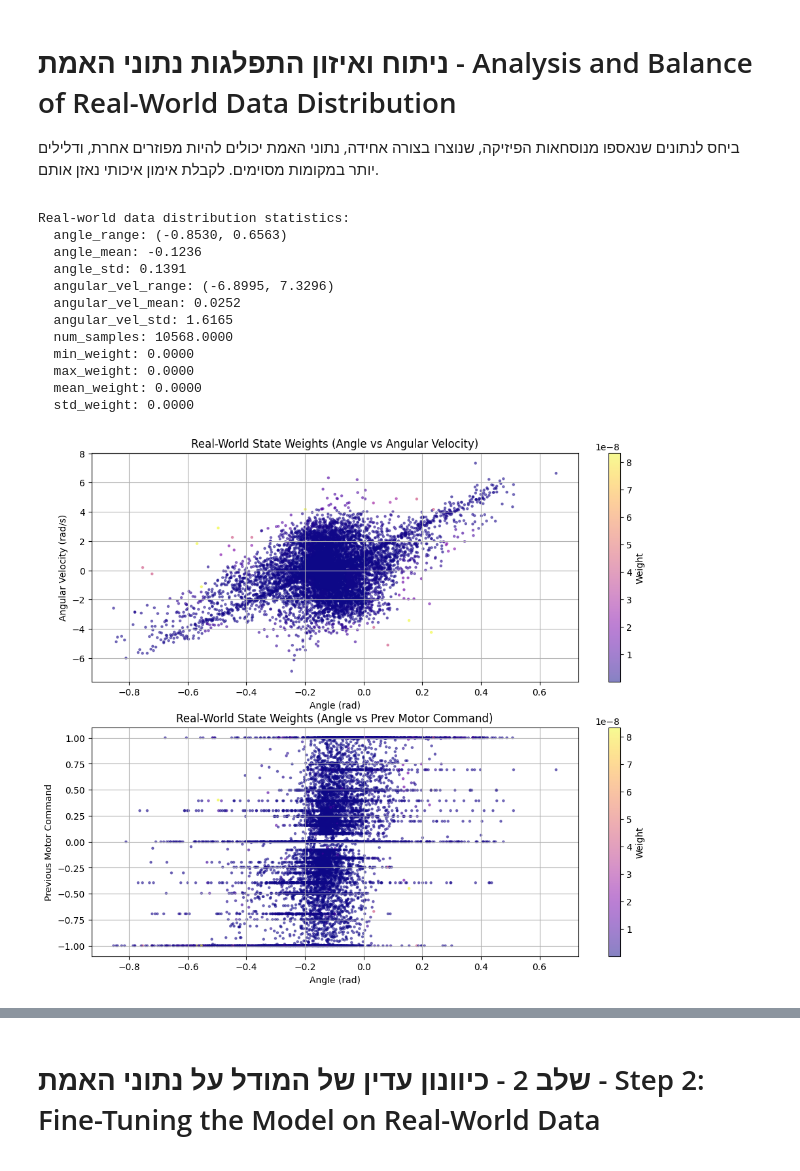
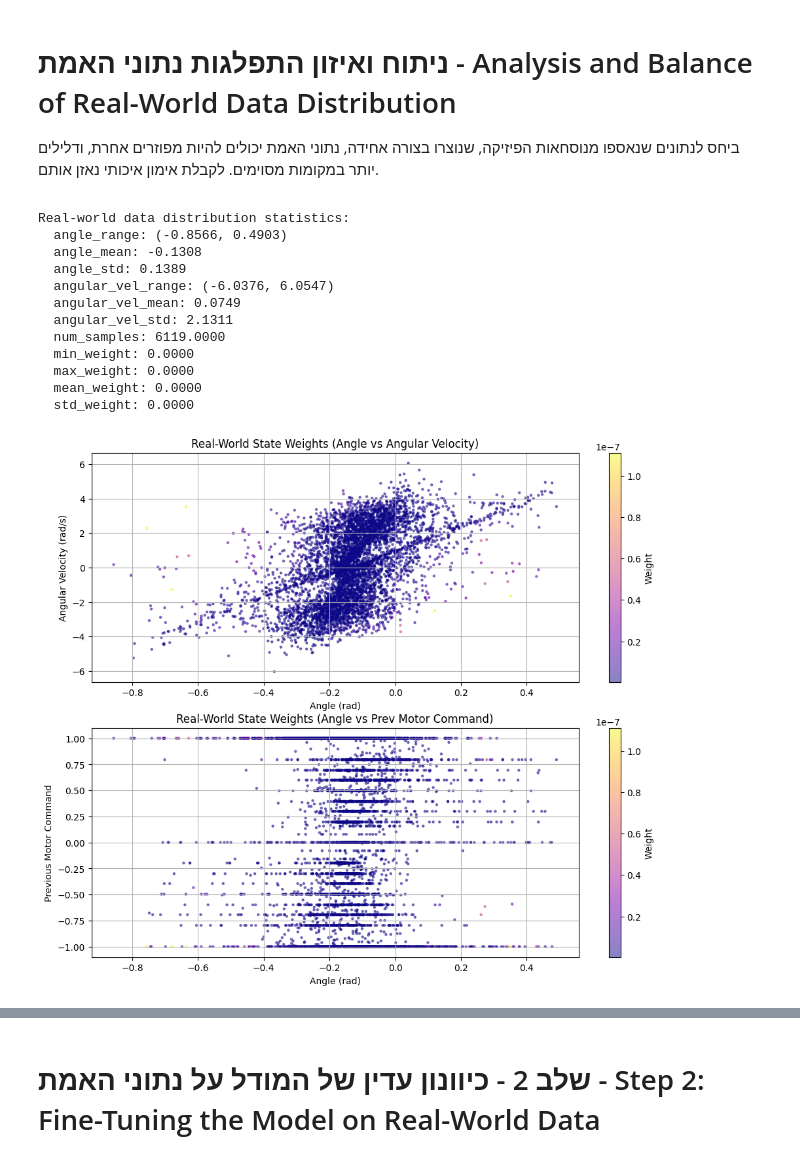
Before and after one commit to EyalPorat/ddpg-balancing-robot, a Jupyter notebook: python/notebooks/train_simnet.ipynb, the cells around one changed output, grey strips where cells are left out. Cells and saved outputs as stored; diff of their text form; code cells hidden in the pictures.

```diff
--- a/python/notebooks/train_simnet.ipynb
+++ b/python/notebooks/train_simnet.ipynb
@@ -242,7 +228,9 @@ simnet_physics.load_state_dict(torch.load(log_dir / 'simnet_physics_final.pt')['
 </div>
 # %%
 # Find all files that start with robot_logs and end with .json
-log_files = glob.glob("../data/global_angle_robot_logs*.json")
+# log_files = glob.glob("../data/global_angle_robot_logs*.json")
+log_files = glob.glob("../data/25hz_global_angle_robot_logs*.json")
+# log_files = glob.glob("../data/global_angle_robot_logs*.json") + glob.glob("../data/25hz_global_angle_robot_logs*.json")
 print(f"Found {len(log_files)} log files: {log_files}")
 
 # Initialize empty list to store all episodes
@@ -393,6 +372,9 @@ plt.show()
 ביחס לנתונים שנאספו מנוסחאות הפיזיקה, שנוצרו בצורה אחידה, נתוני האמת יכולים להיות מפוזרים אחרת, ודלילים יותר במקומות מסוימים. לקבלת אימון איכותי נאזן אותם.
 </div>
 # %%
+num_bins = 10
+strategy = "kmeans"
+
 # Analyze the class distribution of real data
 real_distribution = SimNetTrainer.analyze_class_distribution(real_train_data, num_bins=num_bins, strategy=strategy)
 
@@ -406,38 +388,38 @@ for key, value in real_distribution.items():
 # Visualize class weights for real data
 real_states = real_train_data["states"]
 real_weights = SimNetTrainer.calculate_class_weights(real_states, num_bins=num_bins, strategy=strategy)
 
 # Create multi-dimensional visualization for real data
 plt.figure(figsize=(12, 10))
 
 # Plot angle vs angular velocity
 plt.subplot(2, 1, 1)
 plt.scatter(real_states[:, 0], real_states[:, 1], c=real_weights, cmap="plasma", alpha=0.5, s=5)
 plt.colorbar(label="Weight")
 plt.title(f"Real-World State Weights (Angle vs Angular Velocity)")
 plt.xlabel("Angle (rad)")
 plt.ylabel("Angular Velocity (rad/s)")
 plt.grid(True)
 
 # Plot angle vs previous motor command
 plt.subplot(2, 1, 2)
 plt.scatter(real_states[:, 0], real_states[:, 2], c=real_weights, cmap="plasma", alpha=0.5, s=5)
 plt.colorbar(label="Weight")
 plt.title(f"Real-World State Weights (Angle vs Prev Motor Command)")
 plt.xlabel("Angle (rad)")
 plt.ylabel("Previous Motor Command")
 plt.grid(True)
 # %% [output]
 Real-world data distribution statistics:
-  angle_range: (-0.8530, 0.6563)
-  angle_mean: -0.1236
-  angle_std: 0.1391
-  angular_vel_range: (-6.8995, 7.3296)
-  angular_vel_mean: 0.0252
-  angular_vel_std: 1.6165
-  num_samples: 10568.0000
+  angle_range: (-0.8566, 0.4903)
+  angle_mean: -0.1308
+  angle_std: 0.1389
+  angular_vel_range: (-6.0376, 6.0547)
+  angular_vel_mean: 0.0749
+  angular_vel_std: 2.1311
+  num_samples: 6119.0000
   min_weight: 0.0000
   max_weight: 0.0000
   mean_weight: 0.0000
   std_weight: 0.0000
-[figure, old version]
+[figure, new version]
```
Also changed, not shown: parts of 12 cells of this notebook, 16 other files.
